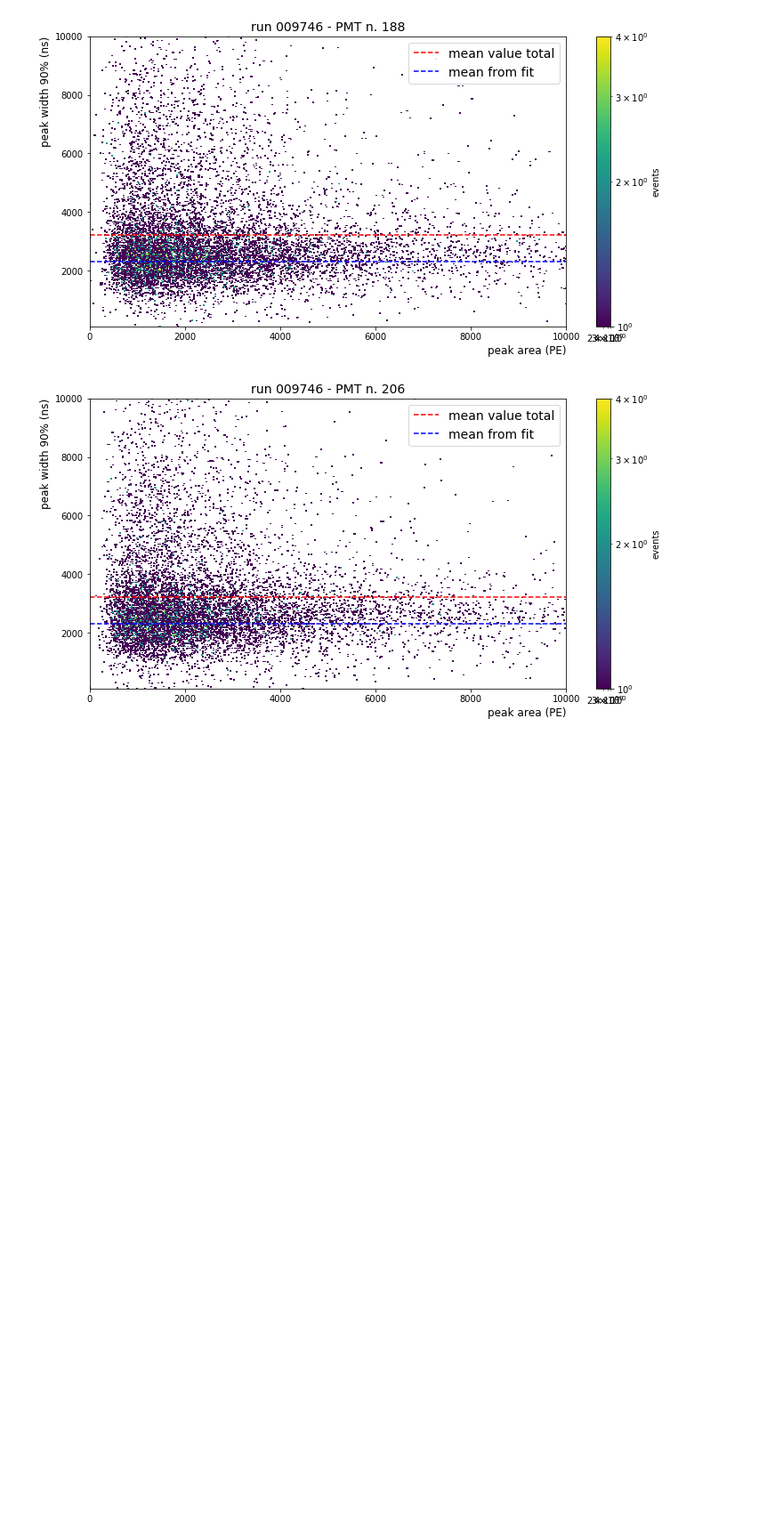
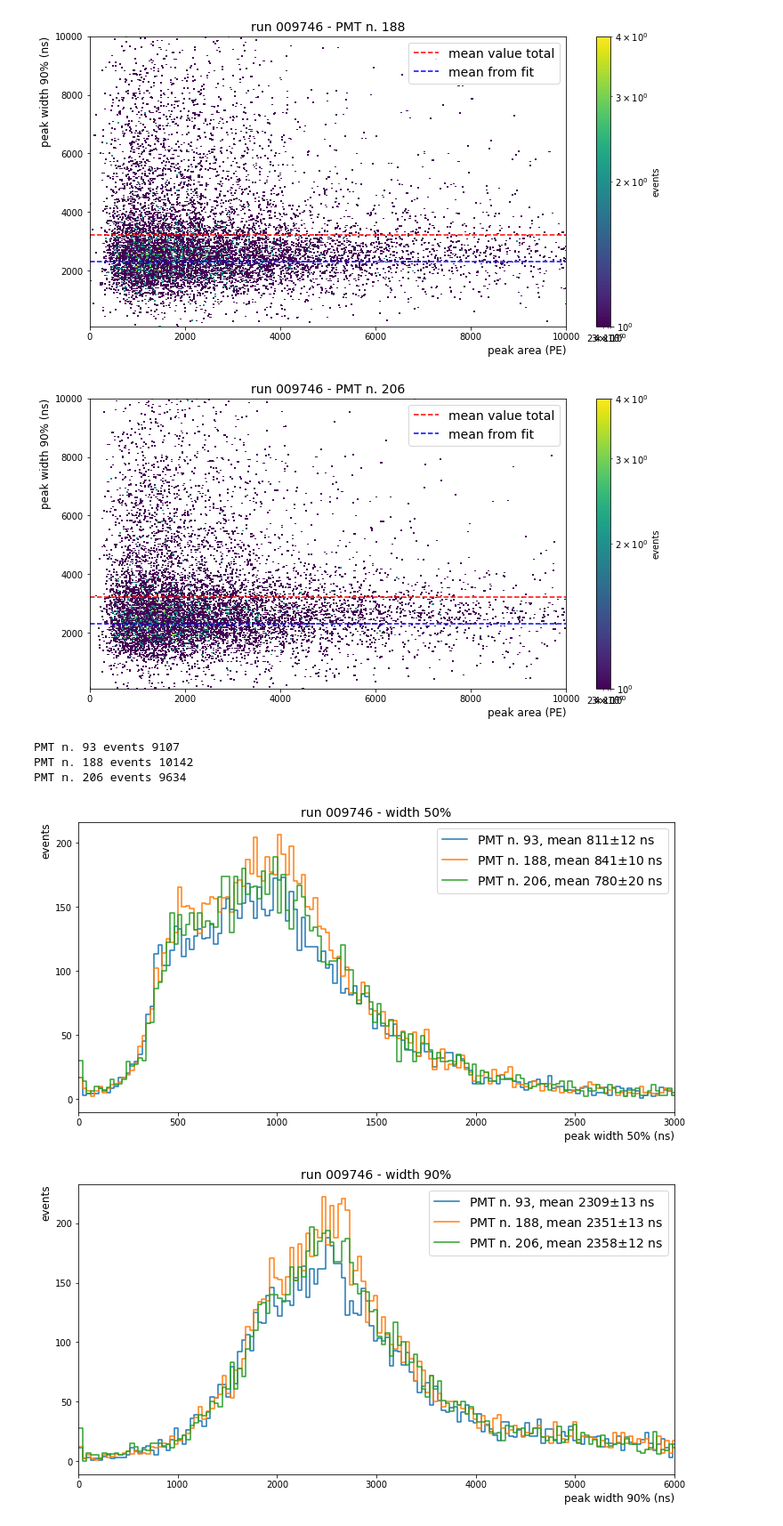
Before and after one commit to valerioda/xenon-note, a Jupyter notebook: fast_response_analysis/anode_test_s2_selection.ipynb, the cells around one changed output. Shown at 89% size. Saved outputs shown, nothing was run; the diff lists cells and outputs as text; code cells hidden in the pictures; blank space fills up the shorter version.

```diff
--- a/fast_response_analysis/anode_test_s2_selection.ipynb
+++ b/fast_response_analysis/anode_test_s2_selection.ipynb
@@ -218,0 +257,8 @@ PMT n. 206 events 9760
+# %%
+plot_area_width90_position(run_id, PMTs, 1e4, 10000, position = 1, distance=8, plot=0)
+# %% [output]
+PMT n. 93 events 9107
+PMT n. 188 events 10142
+PMT n. 206 events 9634
+[figure, added]
+[figure, added]
```
Also changed, not shown: parts of 16 cells of this notebook, 22 other files.
